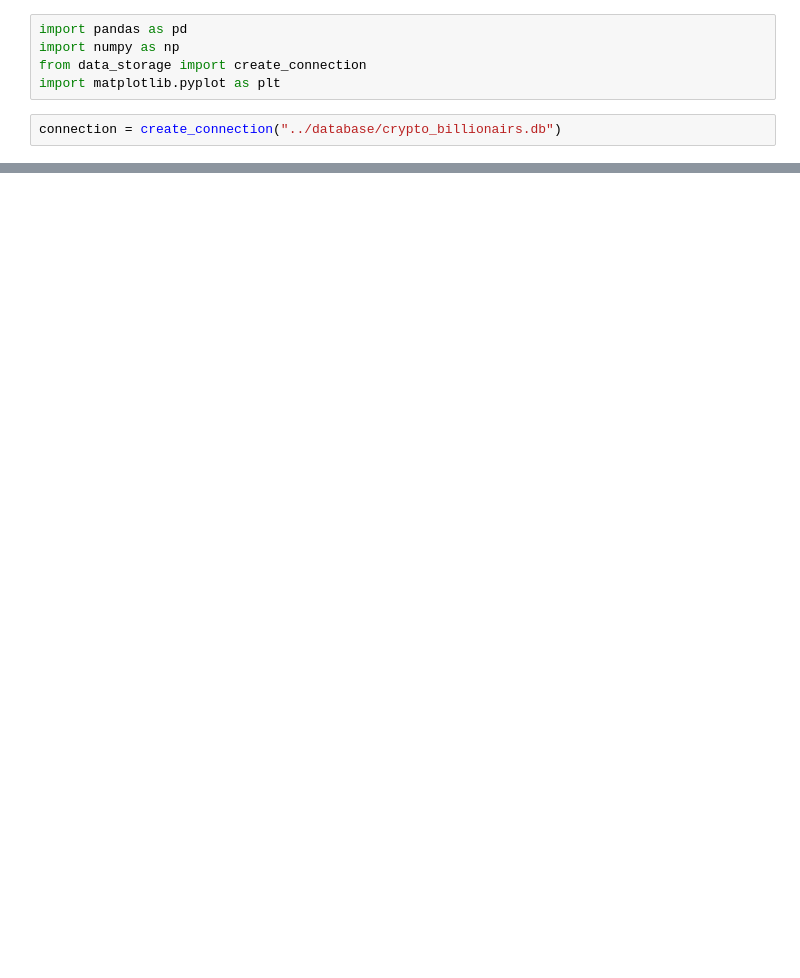
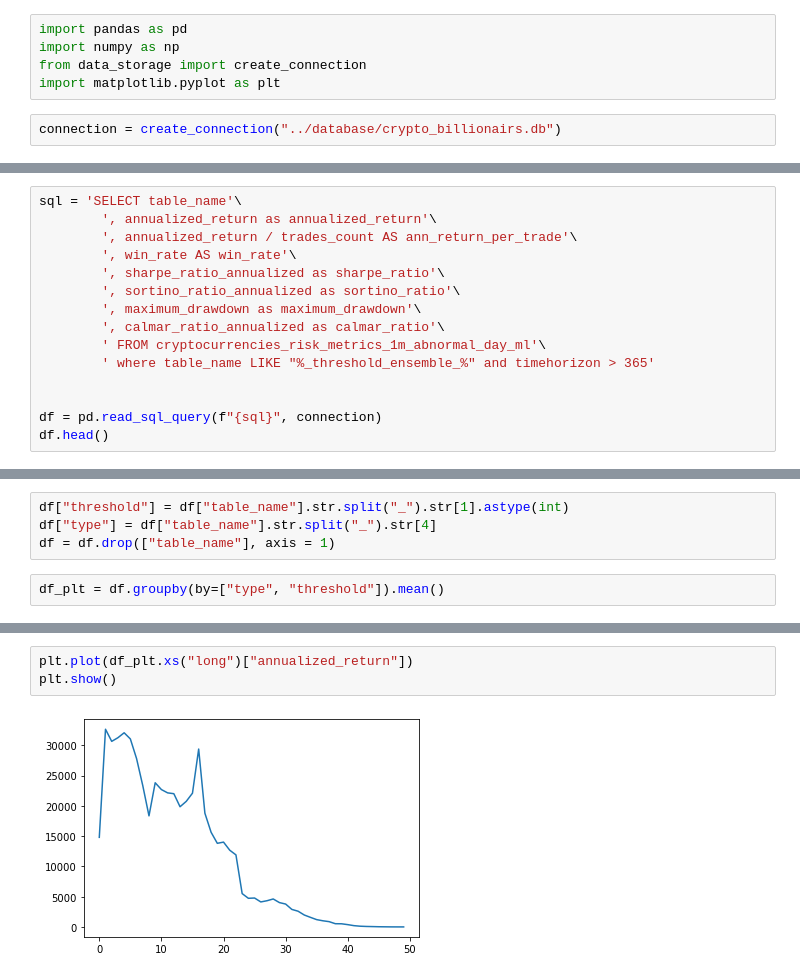
Before and after one commit to TazTornadoo/crypto_billionairs, a Jupyter notebook: Python/strategy_comparison.ipynb, the cells around one changed output, grey strips where cells are left out. Saved outputs shown, nothing was run; the diff lists cells and outputs as text; blank space fills up the shorter version.

```diff
--- a/Python/strategy_comparison.ipynb
+++ b/Python/strategy_comparison.ipynb
@@ -29,0 +8,15 @@ for table in filtered_table_names:
+# %%
+sql = 'SELECT table_name'\
+        ', annualized_return as annualized_return'\
+        ', annualized_return / trades_count AS ann_return_per_trade'\
+        ', win_rate AS win_rate'\
+        ', sharpe_ratio_annualized as sharpe_ratio'\
+        ', sortino_ratio_annualized as sortino_ratio'\
+        ', maximum_drawdown as maximum_drawdown'\
+        ', calmar_ratio_annualized as calmar_ratio'\
+        ' FROM cryptocurrencies_risk_metrics_1m_abnormal_day_ml'\
+        ' where table_name LIKE "%_threshold_ensemble_%" and timehorizon > 365'
+
+
+df = pd.read_sql_query(f"{sql}", connection)
+df.head()
@@ -29,0 +30,6 @@ for table in filtered_table_names:
+# %%
+df["threshold"] = df["table_name"].str.split("_").str[1].astype(int)
+df["type"] = df["table_name"].str.split("_").str[4]
+df = df.drop(["table_name"], axis = 1)
+# %%
+df_plt = df.groupby(by=["type", "threshold"]).mean()
@@ -29,0 +53,5 @@ for table in filtered_table_names:
+# %%
+plt.plot(df_plt.xs("long")["annualized_return"])
+plt.show()
+# %% [output]
+[figure, added]
```
Also changed, not shown: parts of 12 cells of this notebook, 4 other files.
